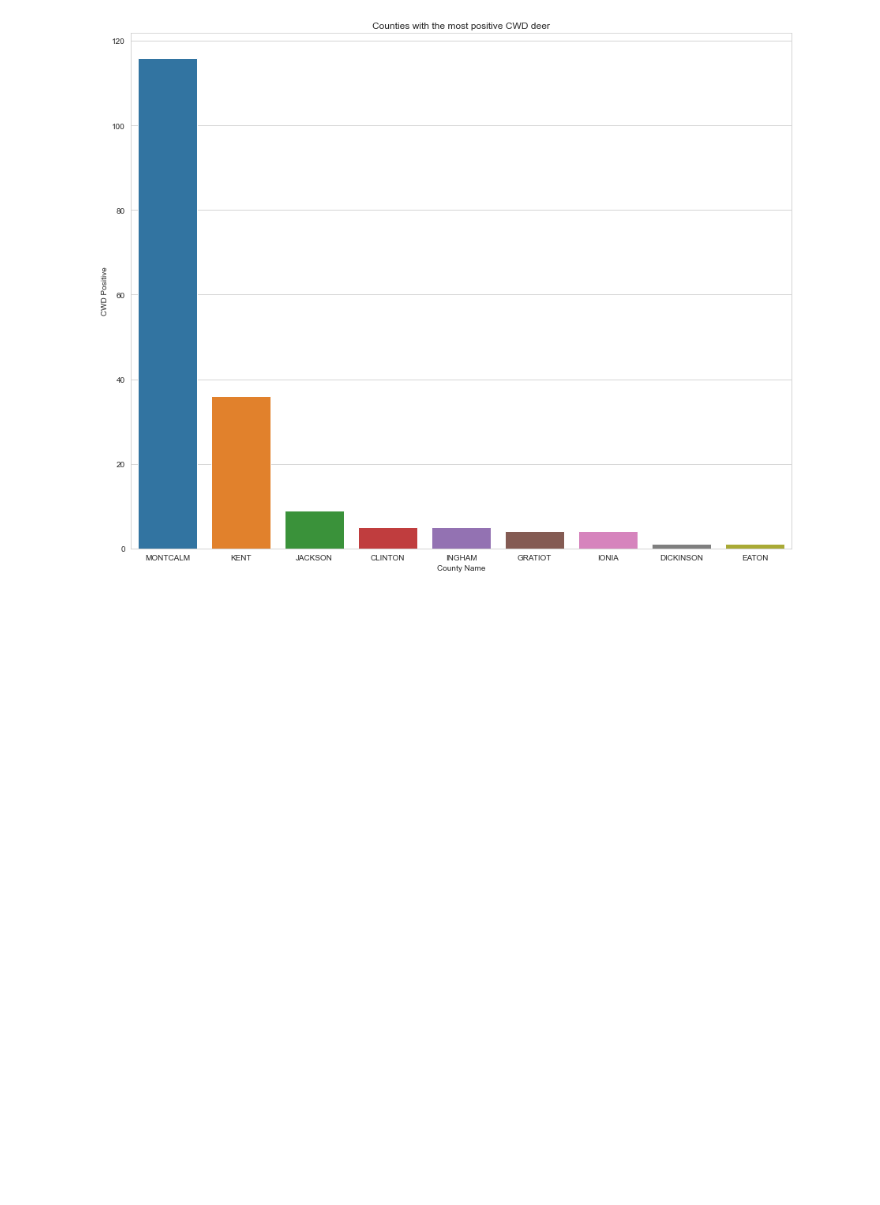
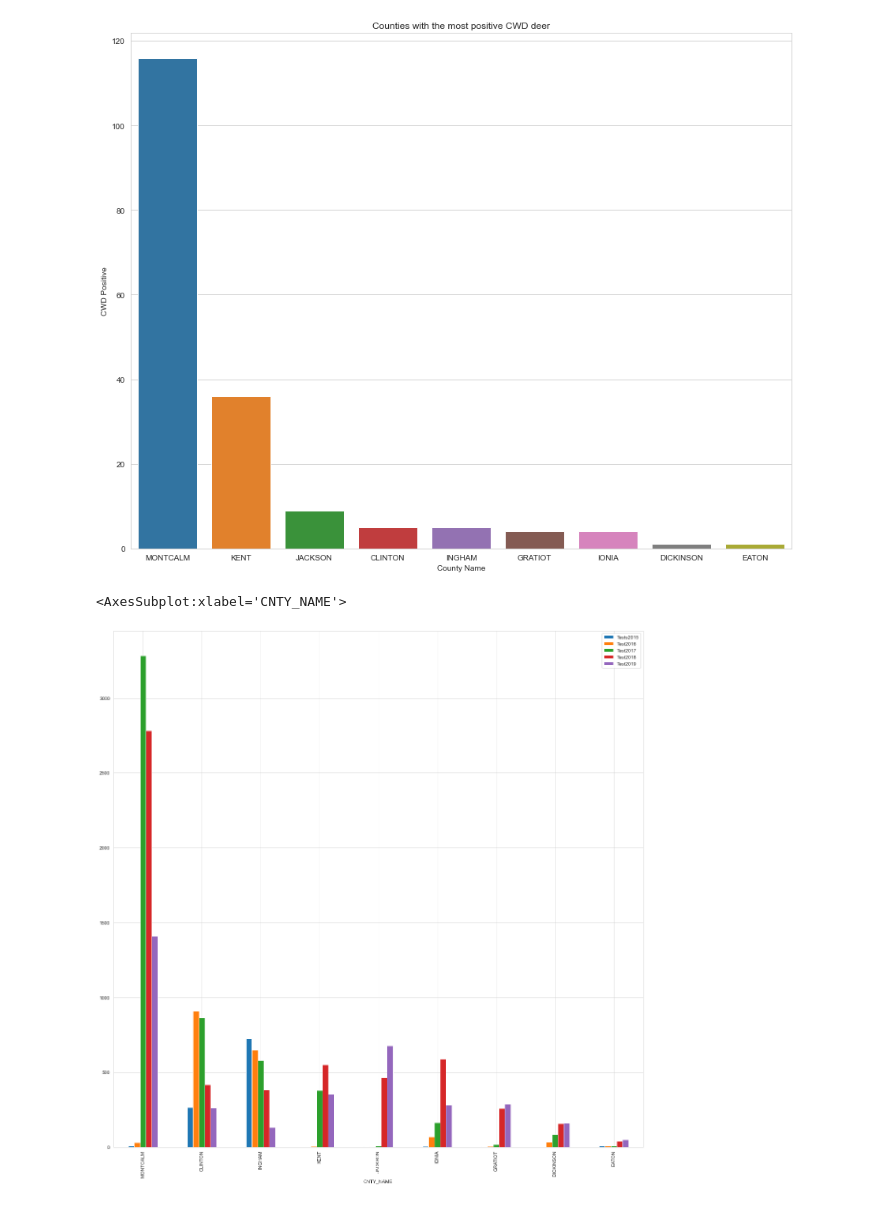
Before and after one commit to Ambush3/Michigan-Deer-CWD, a Jupyter notebook: CWD.ipynb, the cells around one changed output. Drawn from its saved outputs; the diff is of its cells as text; code cells hidden in the pictures; blank space fills up the shorter version.

```diff
--- a/CWD.ipynb
+++ b/CWD.ipynb
@@ -115,3 +115,14 @@ p.set_title('Counties with the most positive CWD deer')
 # %% [output]
 Text(0.5, 1.0, 'Counties with the most positive CWD deer')
 [figure]
+# %%
+cwd3 = cwd.groupby('CNTY_NAME', as_index=False, sort=True).sum()
+cwd3 = cwd3.sort_values('TestTotal', ascending=False)
+cwd3.head()
+
+cwd3 = pd.DataFrame(cwd3, columns=['CNTY_NAME', 'Tests2015', 'Test2016', 'Test2017', 'Test2018', 'Test2019'])
+
+cwd3.plot(x='CNTY_NAME', y=['Tests2015', 'Test2016', 'Test2017', 'Test2018', 'Test2019'], kind='bar', figsize=(20, 20))
+# %% [output]
+<AxesSubplot:xlabel='CNTY_NAME'>
+[figure, added]
```
Also changed, not shown: parts of 1 cell of this notebook.
